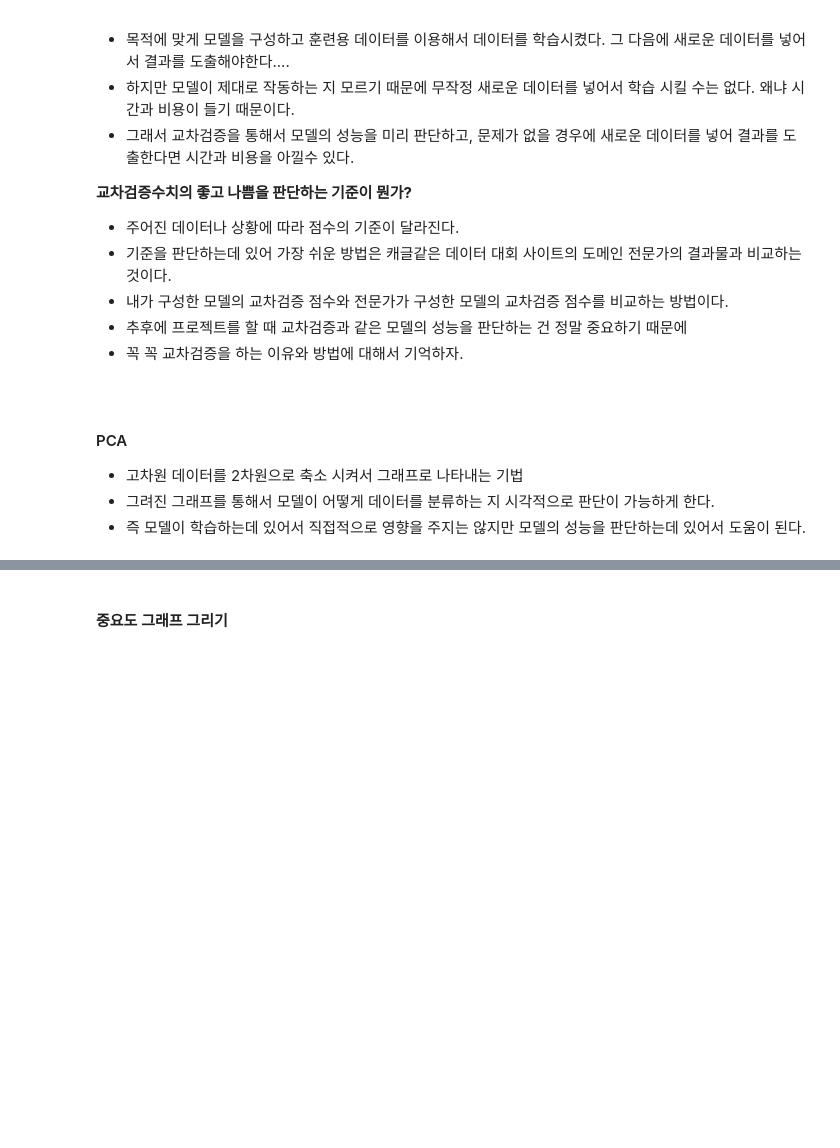
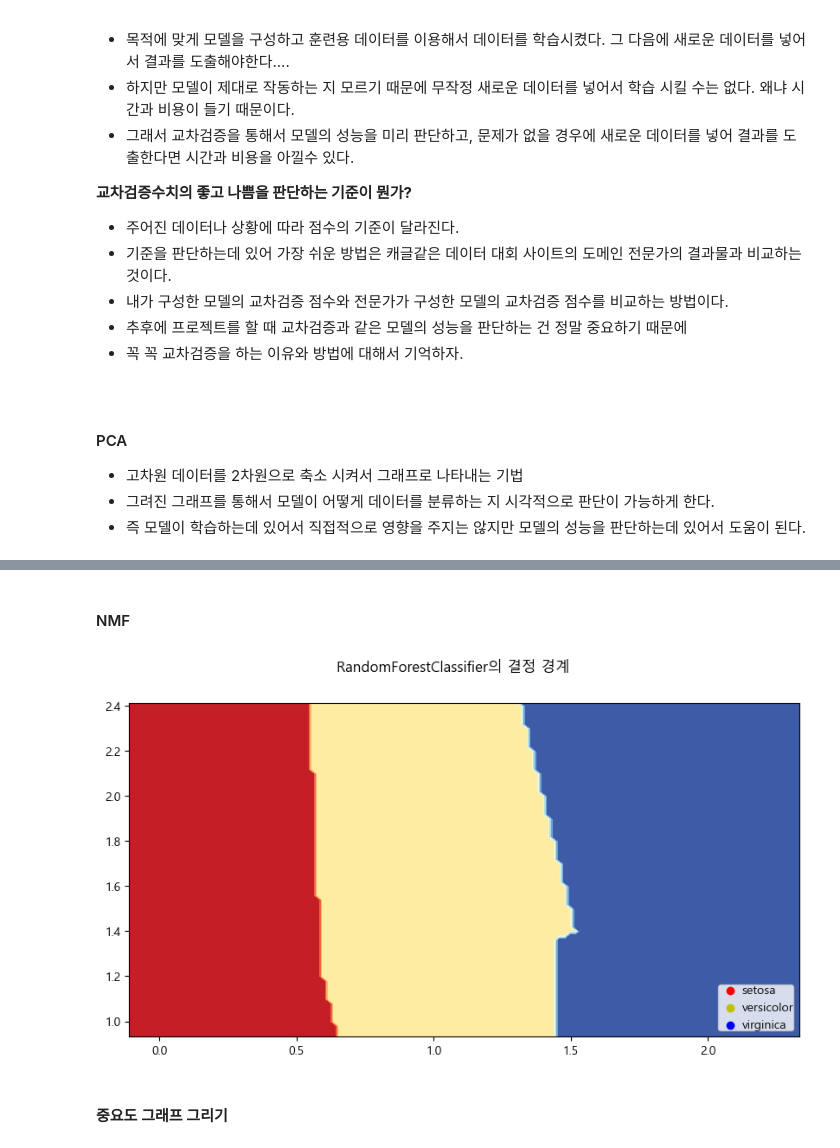
Before and after one commit to honeydanji/Python_Practice, a Jupyter notebook: Data_Practice/DataPractice03_붓꽃/Iris_RandomForest.ipynb, the cells around one changed output, grey strips where cells are left out. Drawn from its saved outputs; the diff is of its cells as text; code cells hidden in the pictures; blank space fills up the shorter version.

Commit message:
Iris_RandomForest_(PCA, NMF)

```diff
--- a/Data_Practice/DataPractice03_붓꽃/Iris_RandomForest.ipynb
+++ b/Data_Practice/DataPractice03_붓꽃/Iris_RandomForest.ipynb
@@ -309,3 +307,36 @@ plt.show()
+# %% [markdown]
+#### NMF
+# %%
+## NMF (Non-negative Matrix Factorization) 설정. 2개의 성분으로 분해.
+nmf = NMF(n_components=2, init='random', random_state=0).fit(X_train)
+nmf_2d = nmf.transform(X_train)  ### NMF 적용하여 데이터 차원 축소
+
+plt.figure(figsize=(10, 5))  ### 그래프 크기 설정
+
+## 학습 데이터의 점 그리기
+for color, i, target_name in zip(colors, [0, 1, 2], le.classes_):
+    plt.scatter(nmf_2d[y_train == i, 0], nmf_2d[y_train == i, 1], color=color, label=target_name)
+
+plt.suptitle("RandomForestClassifier의 결정 경계")  ### 그래프 제목
+plt.legend(loc='lower right', borderpad=0, handletextpad=0)  ### 범례 설정
+plt.axis("tight")  ### 축 조정
+
+## 2D 공간에서 가능한 모든 점의 그리드 생성
+x_min, x_max = nmf_2d[:, 0].min() - 1, nmf_2d[:, 0].max() + 1
+y_min, y_max = nmf_2d[:, 1].min() - 1, nmf_2d[:, 1].max() + 1
+xx, yy = np.meshgrid(np.arange(x_min, x_max, plot_step),
+                     np.arange(y_min, y_max, plot_step))
+
+## 그리드의 각 점에 대해 예측
+Z = best_model.predict(nmf.inverse_transform(np.c_[xx.ravel(), yy.ravel()]))
+Z = Z.reshape(xx.shape)
+
+## 결정 경계 그리기
+cs = plt.contourf(xx, yy, Z, cmap=plt.cm.RdYlBu)
+
+plt.show()
+# %% [output]
+[figure, added]
 # %% [markdown]
 #### 중요도 그래프 그리기
 # %%
```
Also changed, not shown: parts of 3 cells of this notebook.
